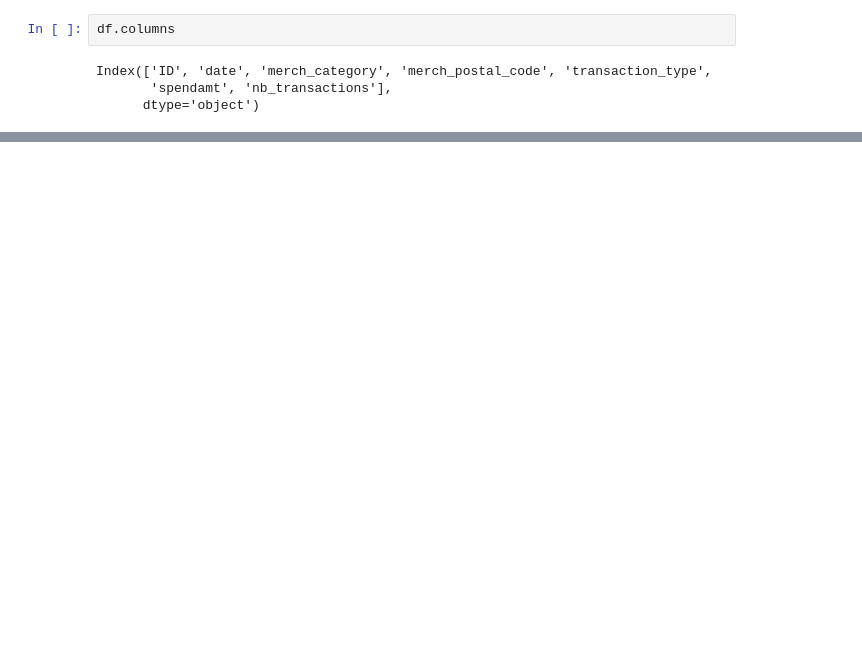
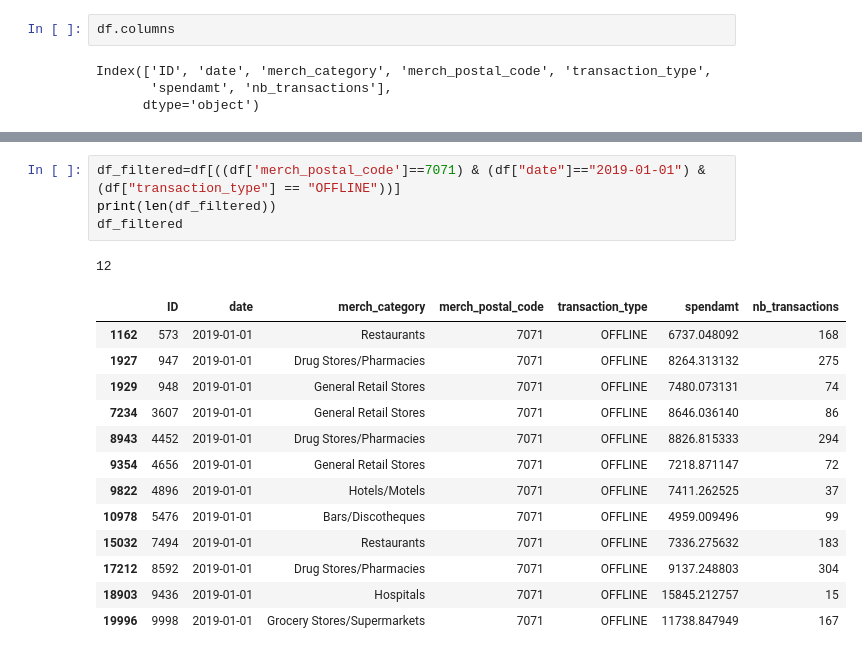
Before and after one commit to KnowledgeEdgeAI/PETs_for_Public_Health_Challenge, a Jupyter notebook: pet_milestone2.ipynb, the cells around one changed output, grey strips where cells are left out. Saved outputs shown, nothing was run; the diff lists cells and outputs as text; blank space fills up the shorter version.

```diff
--- a/pet_milestone2.ipynb
+++ b/pet_milestone2.ipynb
@@ -106,0 +124,19 @@ AttributeError: module 'pandas' has no attribute 'df_is_equal'
+# %%
+df_filtered=df[((df['merch_postal_code']==7071) & (df["date"]=="2019-01-01") & (df["transaction_type"] == "OFFLINE"))]
+print(len(df_filtered))
+df_filtered
+# %% [output]
+12
+|  | ID | date | merch_category | merch_postal_code | transaction_type | spendamt | nb_transactions |
+| 1162 | 573 | 2019-01-01 | Restaurants | 7071 | OFFLINE | 6737.048092 | 168 |
+| 1927 | 947 | 2019-01-01 | Drug Stores/Pharmacies | 7071 | OFFLINE | 8264.313132 | 275 |
+| 1929 | 948 | 2019-01-01 | General Retail Stores | 7071 | OFFLINE | 7480.073131 | 74 |
+| 7234 | 3607 | 2019-01-01 | General Retail Stores | 7071 | OFFLINE | 8646.036140 | 86 |
+| 8943 | 4452 | 2019-01-01 | Drug Stores/Pharmacies | 7071 | OFFLINE | 8826.815333 | 294 |
+| 9354 | 4656 | 2019-01-01 | General Retail Stores | 7071 | OFFLINE | 7218.871147 | 72 |
+| 9822 | 4896 | 2019-01-01 | Hotels/Motels | 7071 | OFFLINE | 7411.262525 | 37 |
+| 10978 | 5476 | 2019-01-01 | Bars/Discotheques | 7071 | OFFLINE | 4959.009496 | 99 |
+| 15032 | 7494 | 2019-01-01 | Restaurants | 7071 | OFFLINE | 7336.275632 | 183 |
+| 17212 | 8592 | 2019-01-01 | Drug Stores/Pharmacies | 7071 | OFFLINE | 9137.248803 | 304 |
+| 18903 | 9436 | 2019-01-01 | Hospitals | 7071 | OFFLINE | 15845.212757 | 15 |
+| 19996 | 9998 | 2019-01-01 | Grocery Stores/Supermarkets | 7071 | OFFLINE | 11738.847949 | 167 |
```
Also changed, not shown: parts of 19 cells of this notebook, 1 other file.
